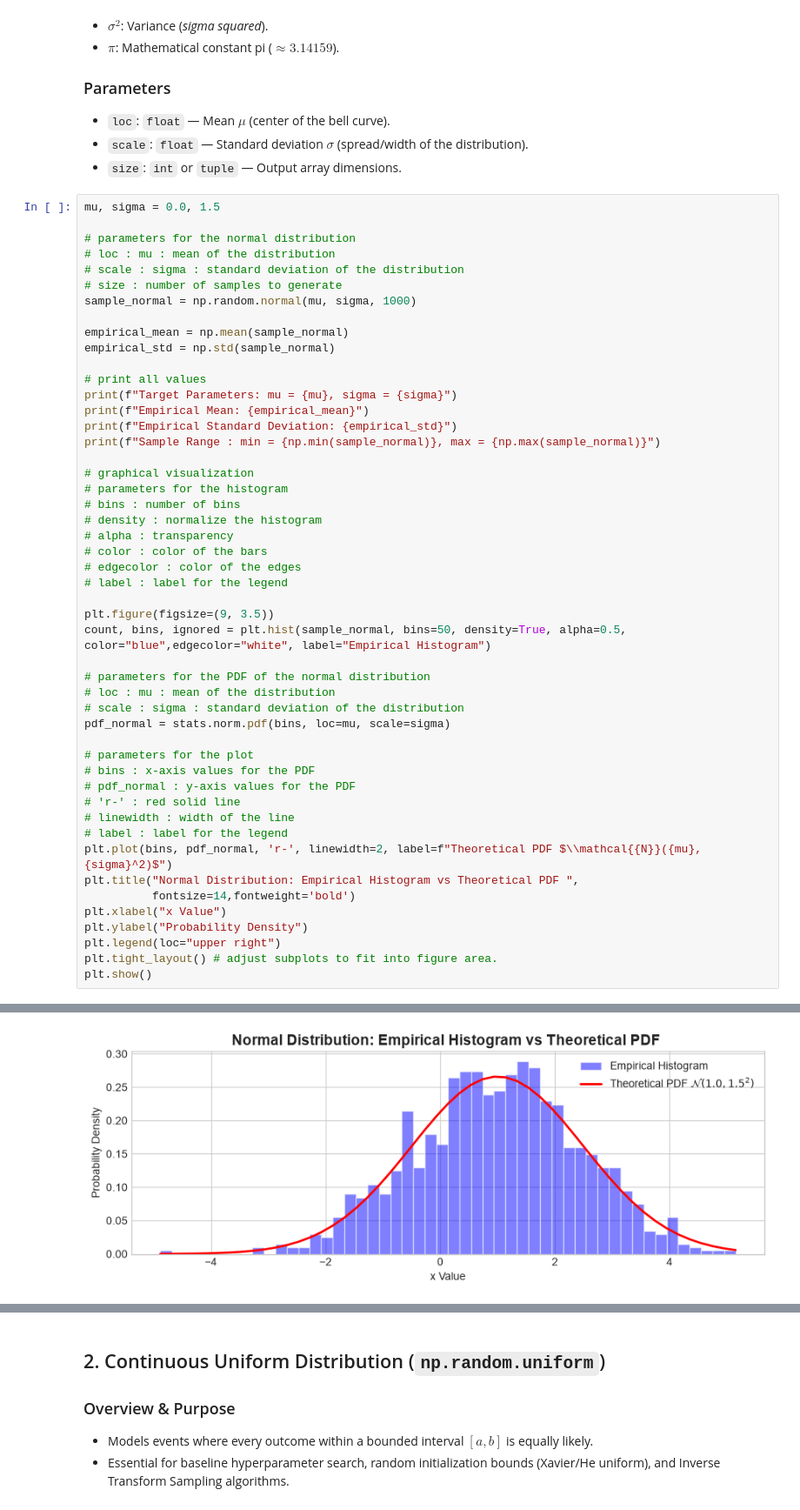
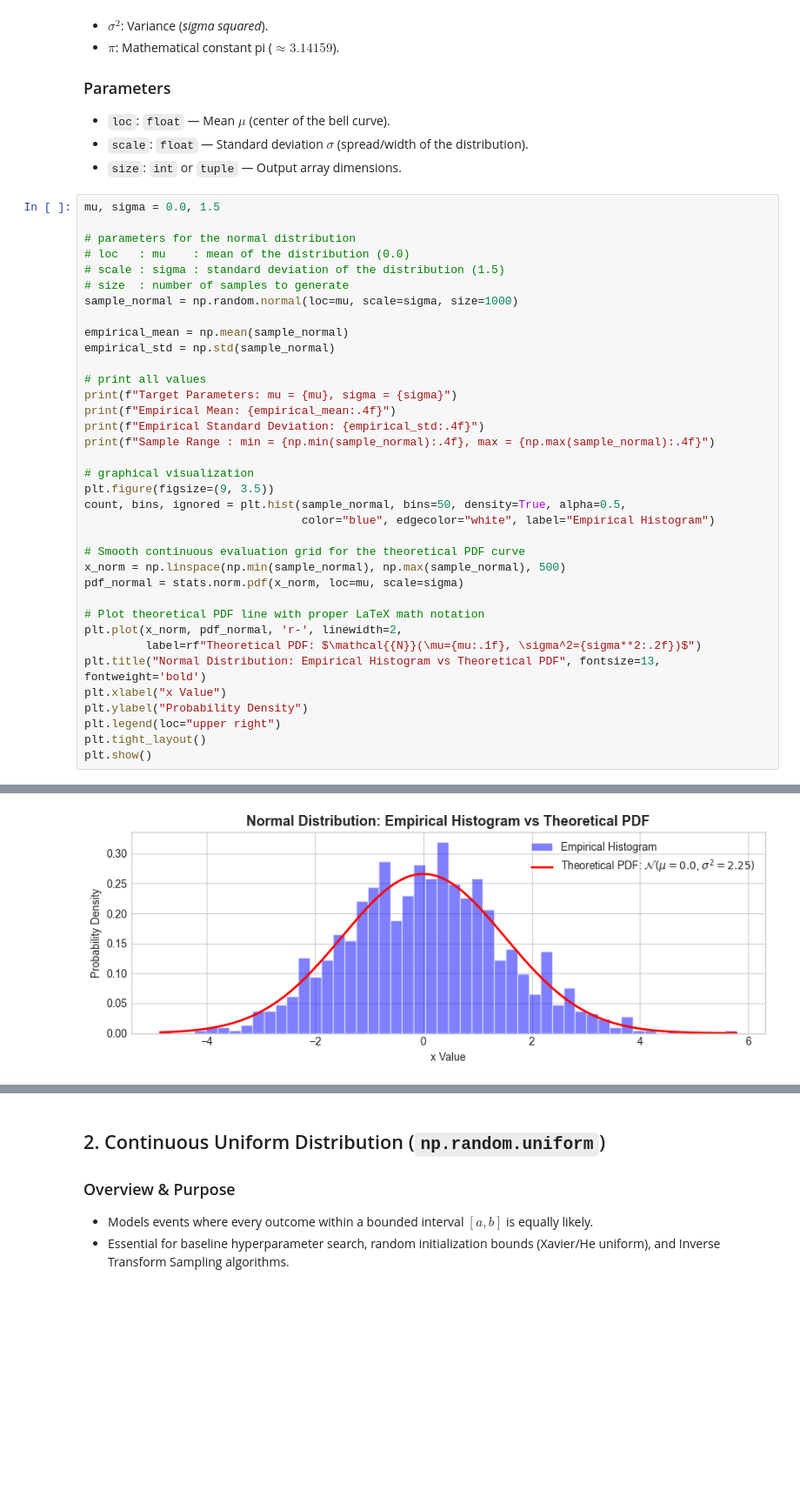
Before and after one commit to Abiads/CDAC-Data-Analytics, a Jupyter notebook: Day6/01_data_population/03_continuous_probability_distributions.ipynb, the cells around one changed output, grey strips where cells are left out. Shown at 87% size. Drawn from its saved outputs; the diff is of its cells as text; blank space fills up the shorter version.

Commit message:
Fix Day 6 classroom continuous probability distributions notebook: sync target parameters, smooth PDF curves, LaTeX legends, and complete real-world applications

```diff
--- a/Day6/01_data_population/03_continuous_probability_distributions.ipynb
+++ b/Day6/01_data_population/03_continuous_probability_distributions.ipynb
@@ -33,49 +33,36 @@ $$f(x; \mu, \sigma) = \frac{1}{\sigma \sqrt{2\pi}} \exp\left( -\frac{1}{2} \left
 mu, sigma = 0.0, 1.5
 
 # parameters for the normal distribution
-# loc : mu : mean of the distribution
-# scale : sigma : standard deviation of the distribution
-# size : number of samples to generate
-sample_normal = np.random.normal(mu, sigma, 1000)
+# loc   : mu    : mean of the distribution (0.0)
+# scale : sigma : standard deviation of the distribution (1.5)
+# size  : number of samples to generate
+sample_normal = np.random.normal(loc=mu, scale=sigma, size=1000)
 
 empirical_mean = np.mean(sample_normal)
 empirical_std = np.std(sample_normal)
 
 # print all values
 print(f"Target Parameters: mu = {mu}, sigma = {sigma}")
-print(f"Empirical Mean: {empirical_mean}")
-print(f"Empirical Standard Deviation: {empirical_std}")
-print(f"Sample Range : min = {np.min(sample_normal)}, max = {np.max(sample_normal)}")
+print(f"Empirical Mean: {empirical_mean:.4f}")
+print(f"Empirical Standard Deviation: {empirical_std:.4f}")
+print(f"Sample Range : min = {np.min(sample_normal):.4f}, max = {np.max(sample_normal):.4f}")
 
 # graphical visualization
-# parameters for the histogram
-# bins : number of bins
-# density : normalize the histogram
-# alpha : transparency
-# color : color of the bars
-# edgecolor : color of the edges
-# label : label for the legend
+plt.figure(figsize=(9, 3.5))
+count, bins, ignored = plt.hist(sample_normal, bins=50, density=True, alpha=0.5,
+                                color="blue", edgecolor="white", label="Empirical Histogram")
 
-plt.figure(figsize=(9, 3.5))
-count, bins, ignored = plt.hist(sample_normal, bins=50, density=True, alpha=0.5, color="blue",edgecolor="white", label="Empirical Histogram")
+# Smooth continuous evaluation grid for the theoretical PDF curve
+x_norm = np.linspace(np.min(sample_normal), np.max(sample_normal), 500)
+pdf_normal = stats.norm.pdf(x_norm, loc=mu, scale=sigma)
 
-# parameters for the PDF of the normal distribution
-# loc : mu : mean of the distribution
-# scale : sigma : standard deviation of the distribution
-pdf_normal = stats.norm.pdf(bins, loc=mu, scale=sigma)
-
-# parameters for the plot
-# bins : x-axis values for the PDF
-# pdf_normal : y-axis values for the PDF
-# 'r-' : red solid line
-# linewidth : width of the line
-# label : label for the legend
-plt.plot(bins, pdf_normal, 'r-', linewidth=2, label=f"Theoretical PDF $\\mathcal{{N}}({mu}, {sigma}^2)$")
-plt.title("Normal Distribution: Empirical Histogram vs Theoretical PDF ",
-          fontsize=14,fontweight='bold')
+# Plot theoretical PDF line with proper LaTeX math notation
+plt.plot(x_norm, pdf_normal, 'r-', linewidth=2,
+         label=rf"Theoretical PDF: $\mathcal{{N}}(\mu={mu:.1f}, \sigma^2={sigma**2:.2f})$")
+plt.title("Normal Distribution: Empirical Histogram vs Theoretical PDF", fontsize=13, fontweight='bold')
 plt.xlabel("x Value")
 plt.ylabel("Probability Density")
 plt.legend(loc="upper right")
-plt.tight_layout() # adjust subplots to fit into figure area.
+plt.tight_layout()
 plt.show()
 # %% [output]
@@ -86 +73 @@ Sample Range : min = -4.883600377427514, max = 5.152560408438915
-[figure, old version]
+[figure, new version]
```
Also changed, not shown: parts of 8 cells of this notebook.
